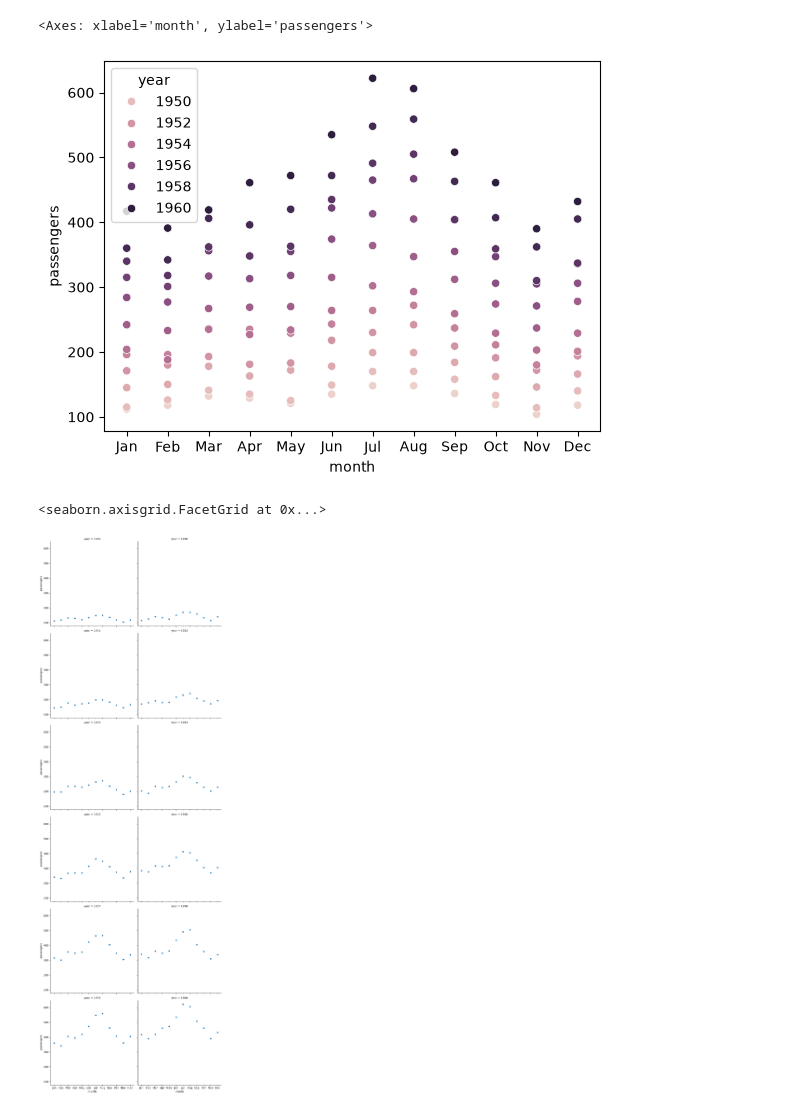
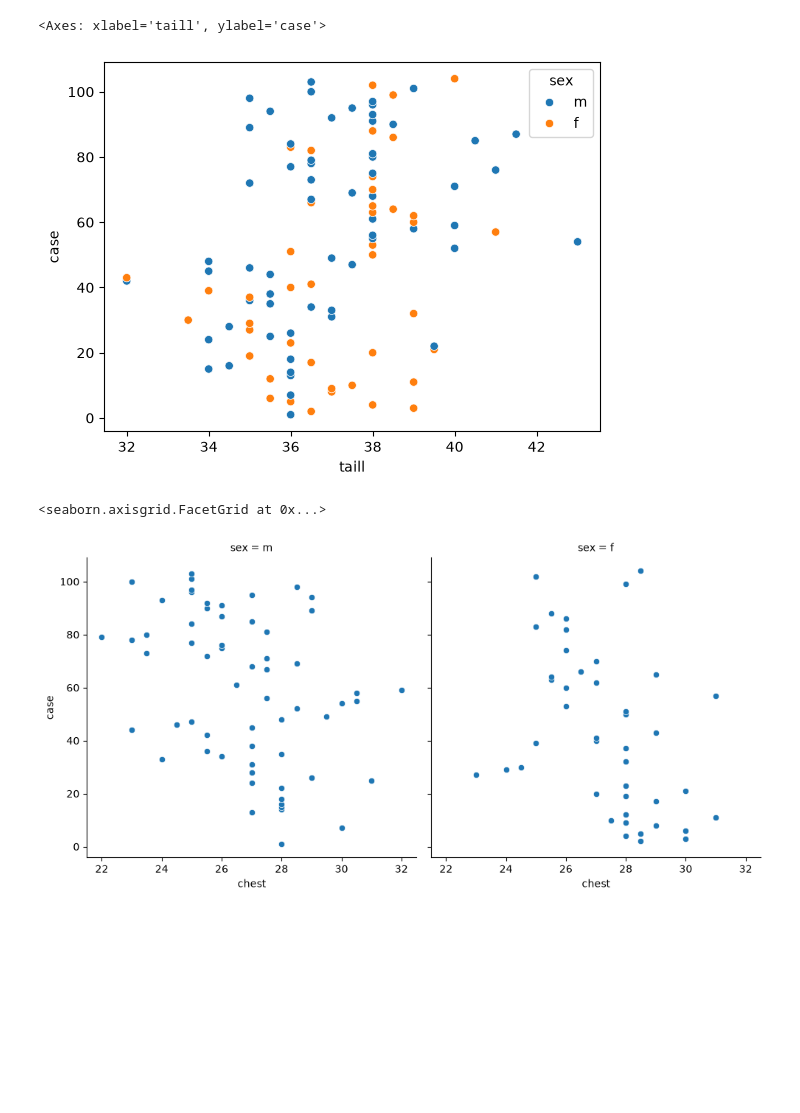
Before and after one commit to ashishsingh200/GEN-AI-COURSES, a Jupyter notebook: Assignments/GEN AI Assignment-12(ASHISH)/Tasks_sol.ipynb, the cells around one changed output. Cells and saved outputs as stored; diff of their text form; code cells hidden in the pictures; blank space fills up the shorter version.

```diff
--- a/Assignments/GEN AI Assignment-12(ASHISH)/Tasks_sol.ipynb
+++ b/Assignments/GEN AI Assignment-12(ASHISH)/Tasks_sol.ipynb
@@ -6,0 +6,2 @@ import plotly.express as px
+# %%
+df=pd.read_csv('possum.csv')
@@ -48,12 +75,12 @@ sns.lineplot(data=iris,x='month',y='passengers',hue='year')
 # %%
-sns.scatterplot(data=iris,x='month',y='passengers',hue='year')
+sns.scatterplot(data=df,x='taill',y='case',hue='sex')
 # %% [output]
-<Axes: xlabel='month', ylabel='passengers'>
+<Axes: xlabel='taill', ylabel='case'>
-[figure, old version]
+[figure, new version]
 # %%
-sns.relplot(data=iris,x='month',y='passengers',col='year',col_wrap=2)
+sns.relplot(data=df,x='chest',y='case',col='sex',col_wrap=2)
 # %% [output]
 <seaborn.axisgrid.FacetGrid at 0x...>
-[figure, old version]
+[figure, new version]
 # %% [markdown]
 ![Task 3](images/task3.png)
```
Also changed, not shown: parts of 44 cells of this notebook, 6 other files.
